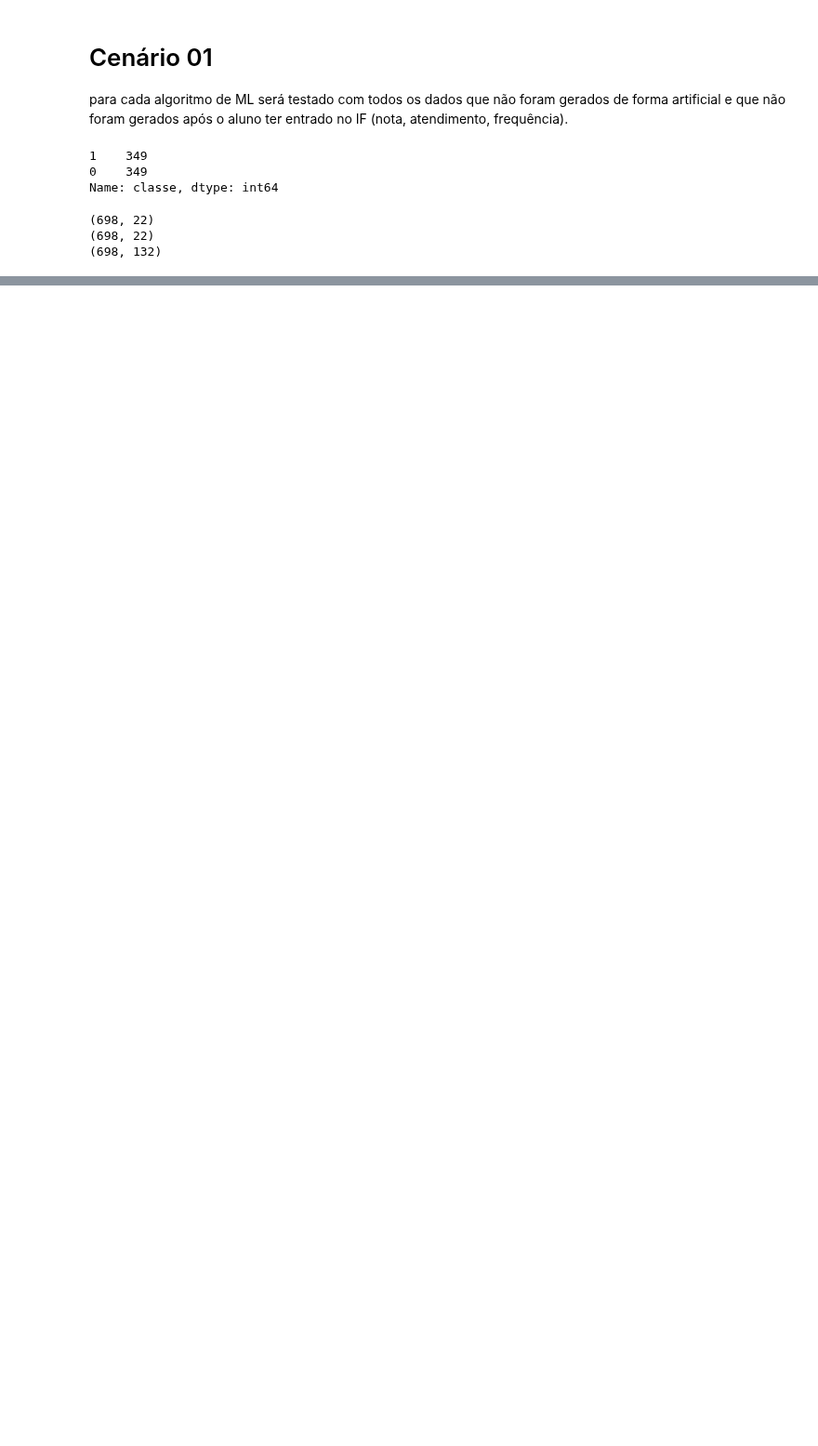
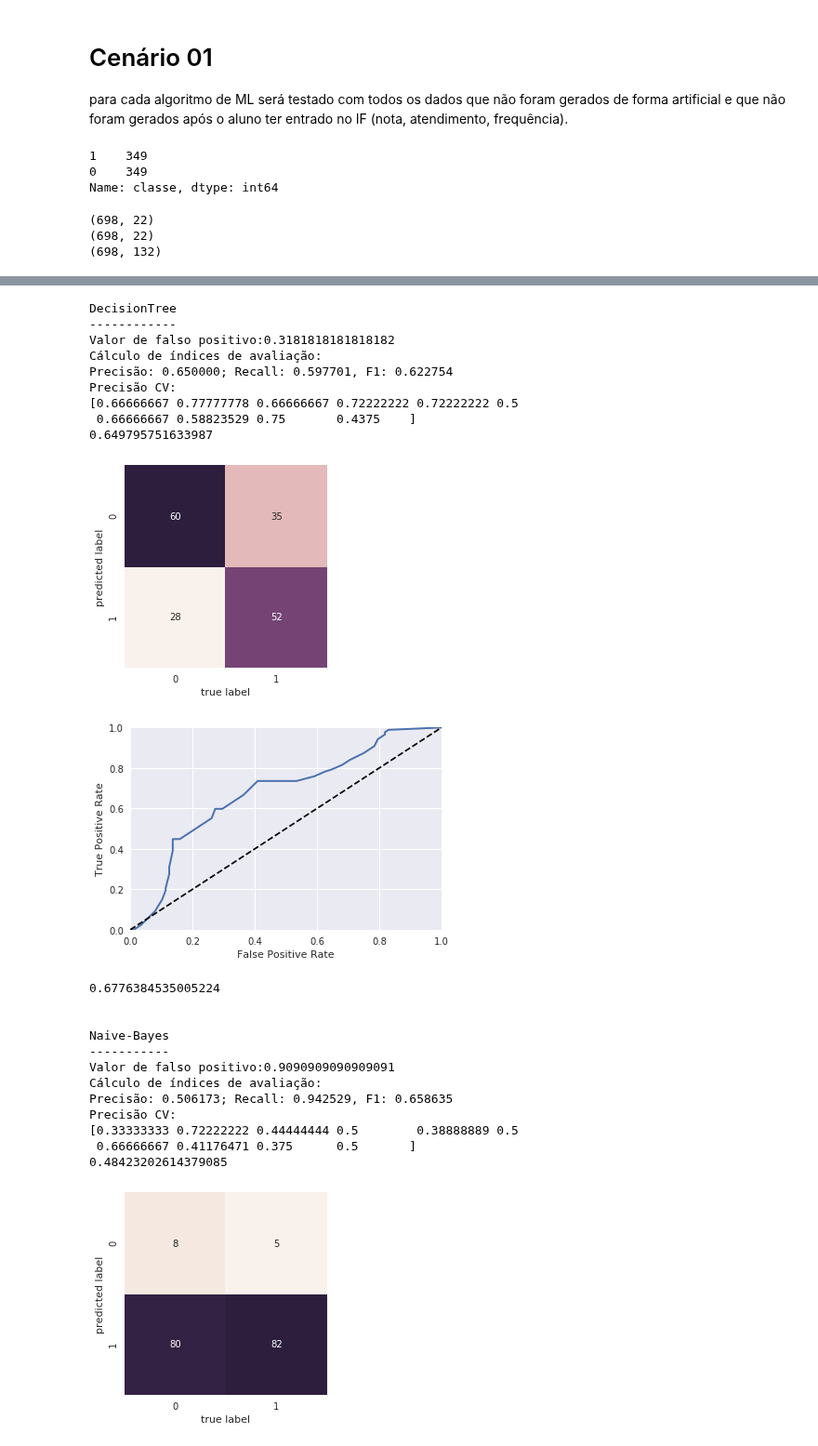
Before and after one commit to tmedeirosb/modelo_ifrn_integrado, a Jupyter notebook: versao_2/workflow_aprendizado_completo.ipynb, the cells around one changed output, grey strips where cells are left out. Shown at 93% size. Cells and saved outputs as stored; diff of their text form; code cells hidden in the pictures; blank space fills up the shorter version.

```diff
--- a/versao_2/workflow_aprendizado_completo.ipynb
+++ b/versao_2/workflow_aprendizado_completo.ipynb
@@ -457,0 +573,42 @@ KeyboardInterrupt:
+# %%
+#avaliacao individual por modelo
+for model in res_models:
+    if model['name'] in ['SVC']:
+        continue
+
+    print('\n\n'+model['name'])
+    print('-'*len(model['name']))
+
+    Xtest_2  = Xtest
+
+    if len(model['best_columns']):
+        Xtest_2  = Xtest[model['best_columns']]
+
+    ypred = model['best_model'].predict(Xtest_2)
+
+    evaluating(model['best_model'], ytest, ypred, Xtest_2)
+# %% [output]
+DecisionTree
+------------
+Valor de falso positivo:0.3181818181818182
+Cálculo de índices de avaliação:
+Precisão: 0.650000; Recall: 0.597701, F1: 0.622754
+Precisão CV:
+[0.66666667 0.77777778 0.66666667 0.72222222 0.72222222 0.5
+ 0.66666667 0.58823529 0.75       0.4375    ]
+0.649795751633987
+[figure, added]
+[figure, added]
+0.6776384535005224
+
+
+Naive-Bayes
+-----------
+Valor de falso positivo:0.9090909090909091
+Cálculo de índices de avaliação:
+Precisão: 0.506173; Recall: 0.942529, F1: 0.658635
+Precisão CV:
+[0.33333333 0.72222222 0.44444444 0.5        0.38888889 0.5
+ 0.66666667 0.41176471 0.375      0.5       ]
+0.48423202614379085
+[figure, added]
```
Also changed, not shown: parts of 19 cells of this notebook.
